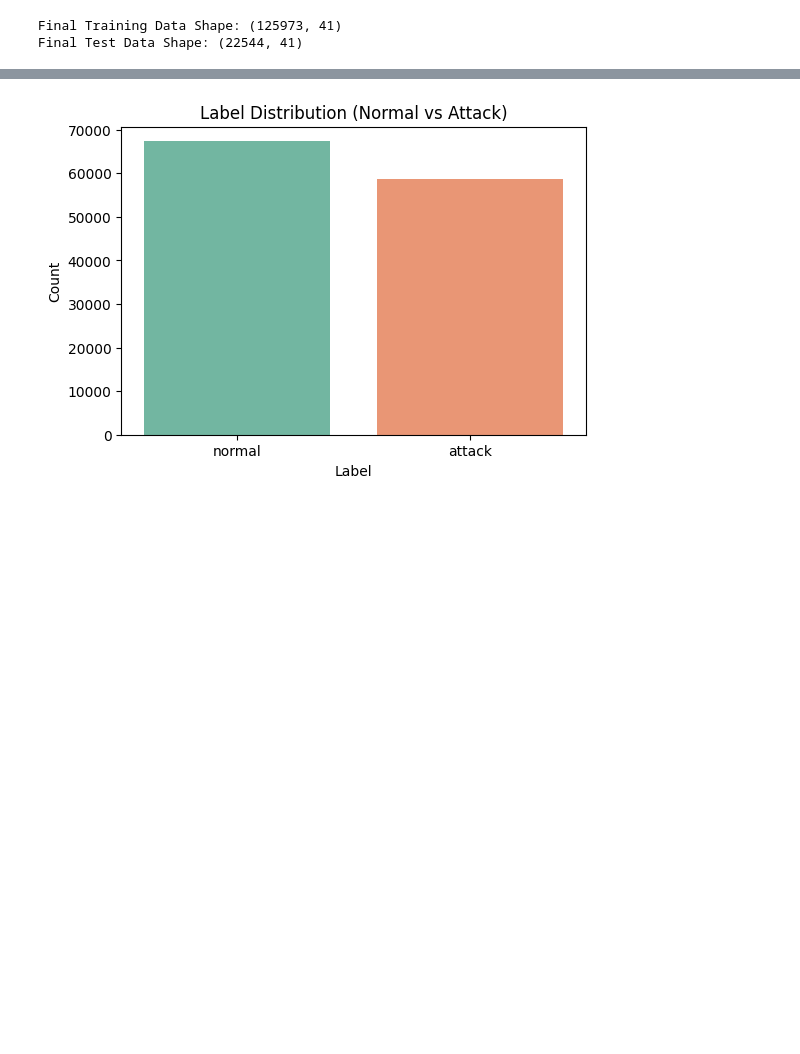
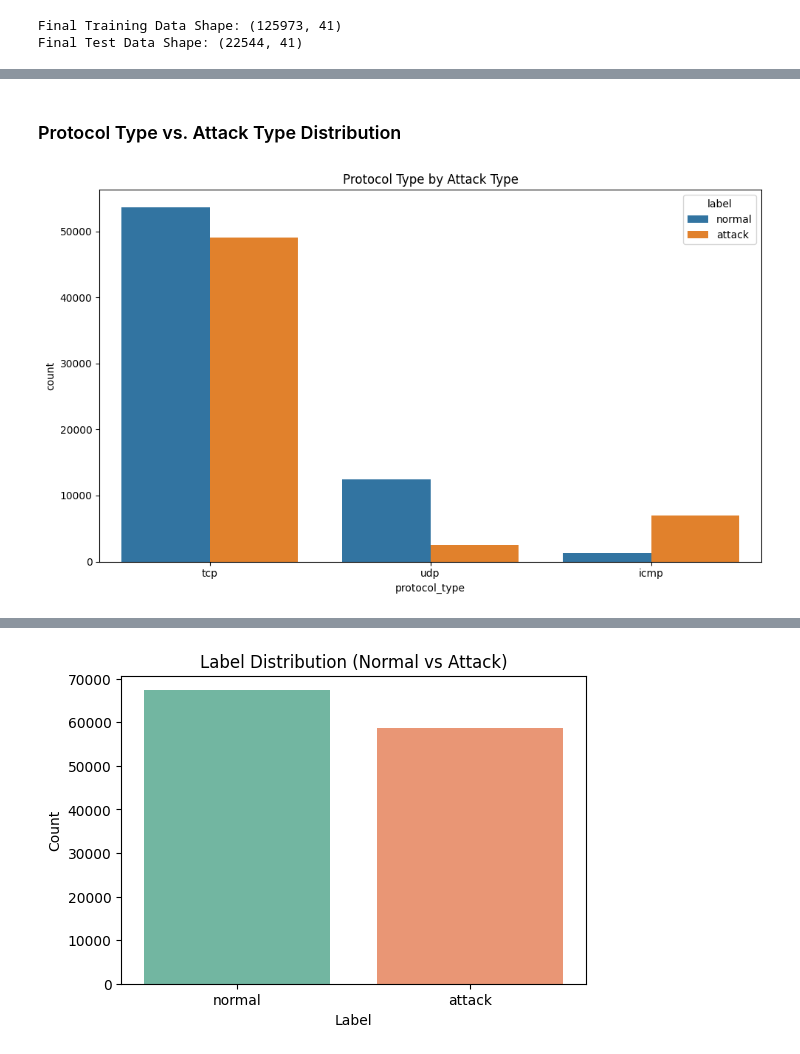
Before and after one commit to Purvang2803/NSL_KDD, a Jupyter notebook: nsl_kdd.ipynb, the cells around one changed output, grey strips where cells are left out. Cells and saved outputs as stored; diff of their text form; code cells hidden in the pictures; blank space fills up the shorter version.

```diff
--- a/nsl_kdd.ipynb
+++ b/nsl_kdd.ipynb
@@ -219,0 +241,13 @@ Final Test Data Shape: (22544, 41)
+# %% [markdown]
+
+
+### Protocol Type vs. Attack Type Distribution
+# %%
+raw_train_df = pd.read_csv("KDDTrain+.txt", names=columns)
+df_plot = raw_train_df.drop(columns=['label']).join(y_train)
+sns.countplot(x='protocol_type', hue=y_train, data=df_plot)
+plt.title("Protocol Type by Attack Type")
+plt.tight_layout()
+plt.show()
+# %% [output]
+[figure, added]
```
Also changed, not shown: parts of 63 cells of this notebook.
